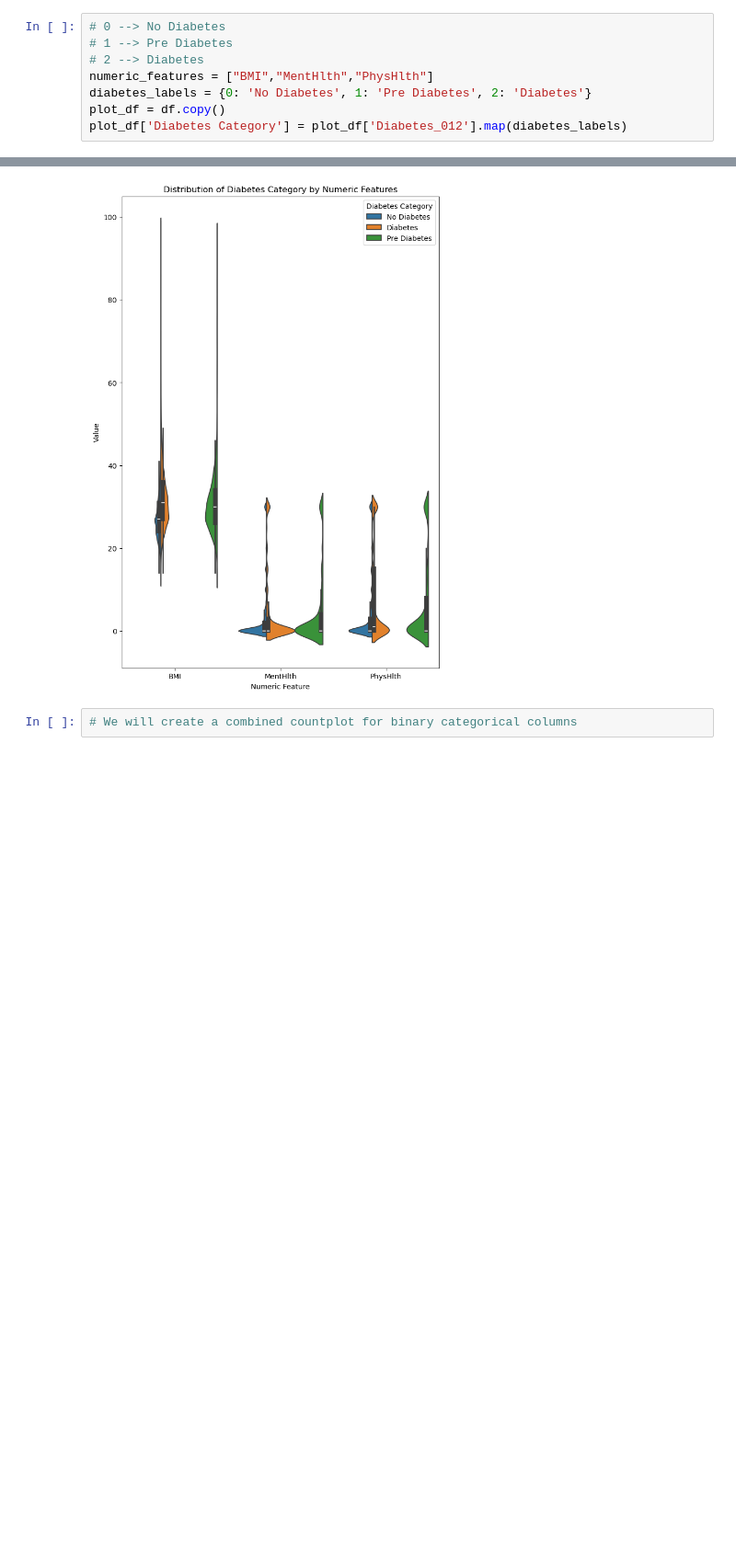
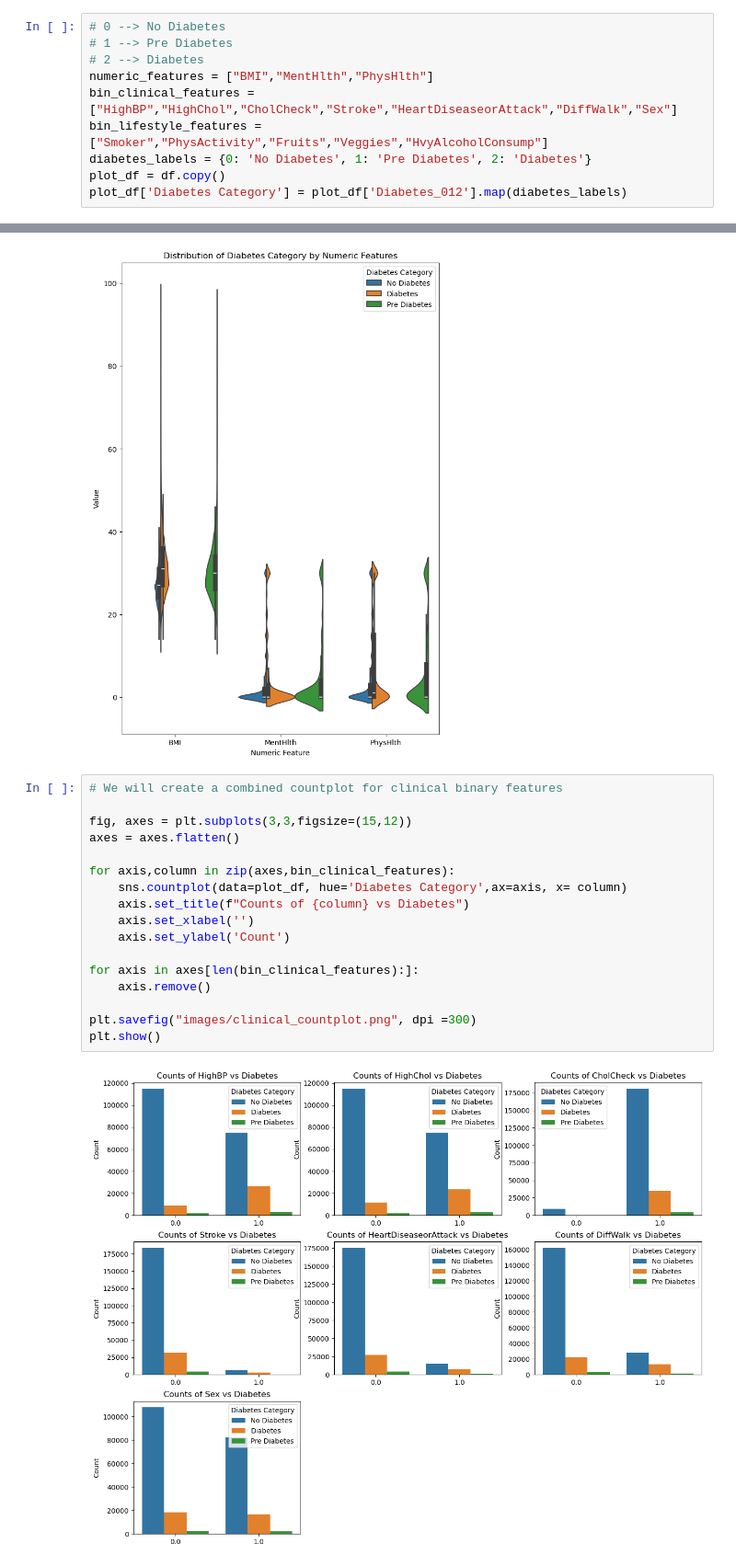
Before and after one commit to sujmishra/data-science-berkley, a Jupyter notebook: Assignment-20.1/capstone-eda.ipynb, the cells around one changed output, grey strips where cells are left out. Shown at 92% size. Cells and saved outputs as stored; diff of their text form; blank space fills up the shorter version.

Commit message:
Corelations with Clinical Binary Categorical features

```diff
--- a/Assignment-20.1/capstone-eda.ipynb
+++ b/Assignment-20.1/capstone-eda.ipynb
@@ -126,6 +126,8 @@ df.corr()
 # 1 --> Pre Diabetes
 # 2 --> Diabetes
 numeric_features = ["BMI","MentHlth","PhysHlth"]
+bin_clinical_features = ["HighBP","HighChol","CholCheck","Stroke","HeartDiseaseorAttack","DiffWalk","Sex"]
+bin_lifestyle_features = ["Smoker","PhysActivity","Fruits","Veggies","HvyAlcoholConsump"]
 diabetes_labels = {0: 'No Diabetes', 1: 'Pre Diabetes', 2: 'Diabetes'}
 plot_df = df.copy()
 plot_df['Diabetes Category'] = plot_df['Diabetes_012'].map(diabetes_labels)
@@ -153,4 +158,21 @@ plt.show()
 # %% [output]
 [figure]
 # %%
-# We will create a combined countplot for binary categorical columns
+# We will create a combined countplot for clinical binary features
+
+fig, axes = plt.subplots(3,3,figsize=(15,12))
+axes = axes.flatten()
+
+for axis,column in zip(axes,bin_clinical_features):
+    sns.countplot(data=plot_df, hue='Diabetes Category',ax=axis, x= column)
+    axis.set_title(f"Counts of {column} vs Diabetes")
+    axis.set_xlabel('')
+    axis.set_ylabel('Count')
+
+for axis in axes[len(bin_clinical_features):]:
+    axis.remove()
+
+plt.savefig("images/clinical_countplot.png", dpi =300)
+plt.show()
+# %% [output]
+[figure, added]
```
Also changed, not shown: parts of 4 cells of this notebook, 5 other files.
